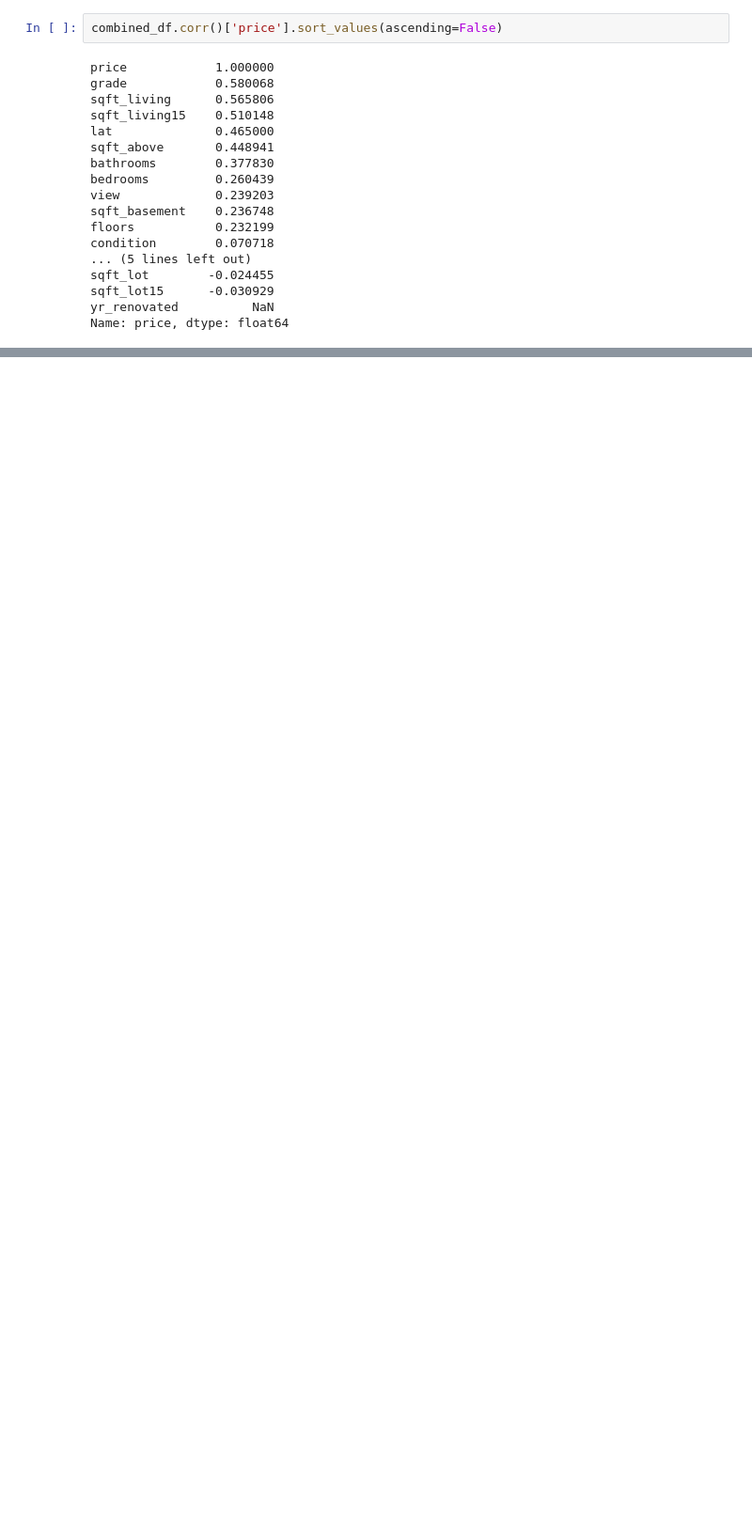
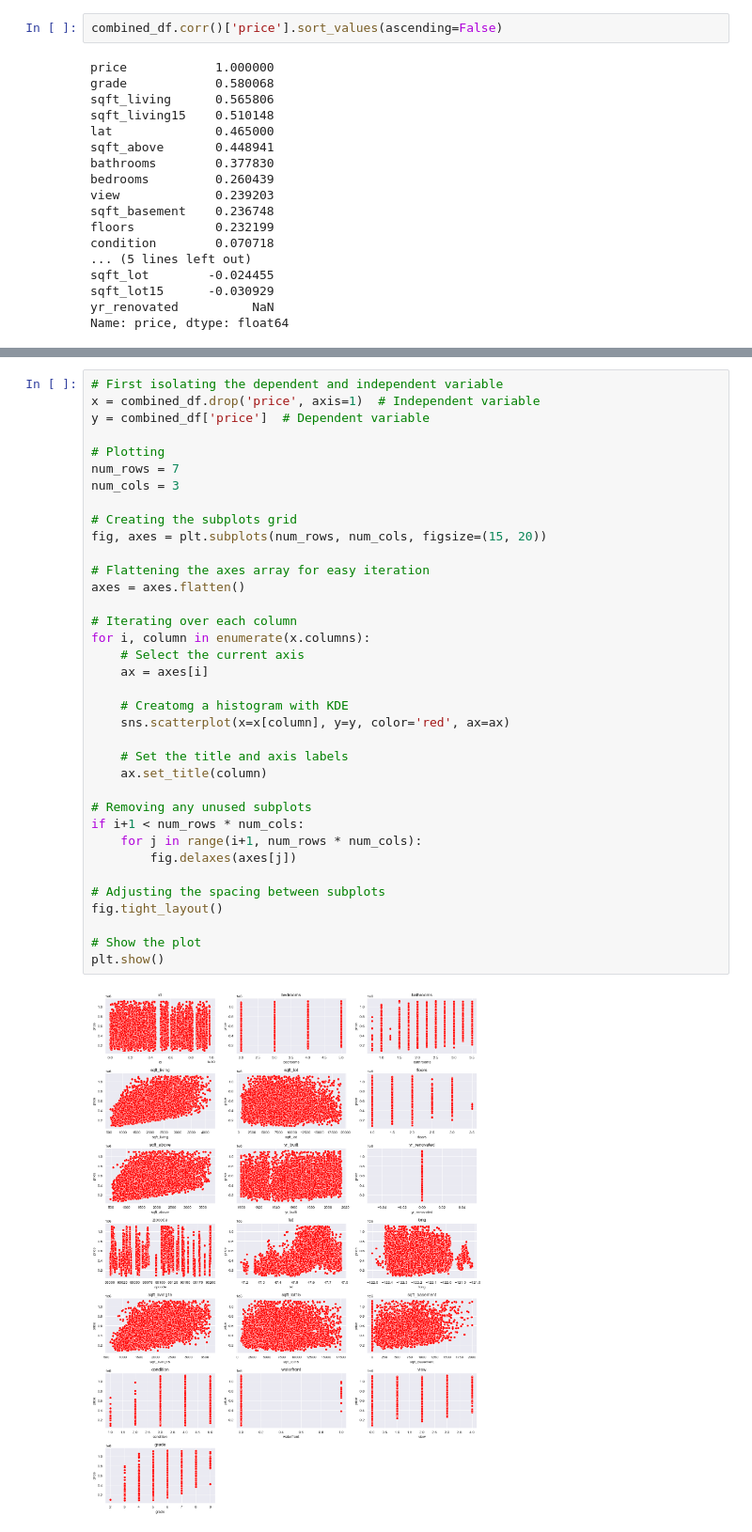
Before and after one commit to DennisWainaina/Megamax-Real-Estate-House-Project, a Jupyter notebook: index.ipynb, the cells around one changed output, grey strips where cells are left out. Shown at 94% size. Saved outputs shown, nothing was run; the diff lists cells and outputs as text; blank space fills up the shorter version.

```diff
--- a/index.ipynb
+++ b/index.ipynb
@@ -1034,0 +1048,38 @@ Name: price, dtype: float64
+# %%
+# First isolating the dependent and independent variable
+x = combined_df.drop('price', axis=1)  # Independent variable
+y = combined_df['price']  # Dependent variable
+
+# Plotting
+num_rows = 7
+num_cols = 3
+
+# Creating the subplots grid
+fig, axes = plt.subplots(num_rows, num_cols, figsize=(15, 20))
+
+# Flattening the axes array for easy iteration
+axes = axes.flatten()
+
+# Iterating over each column
+for i, column in enumerate(x.columns):
+    # Select the current axis
+    ax = axes[i]
+
+    # Creatomg a histogram with KDE
+    sns.scatterplot(x=x[column], y=y, color='red', ax=ax)
+
+    # Set the title and axis labels
+    ax.set_title(column)
+
+# Removing any unused subplots
+if i+1 < num_rows * num_cols:
+    for j in range(i+1, num_rows * num_cols):
+        fig.delaxes(axes[j])
+
+# Adjusting the spacing between subplots
+fig.tight_layout()
+
+# Show the plot
+plt.show()
+# %% [output]
+[figure, added]
```
Also changed, not shown: parts of 13 cells of this notebook.
